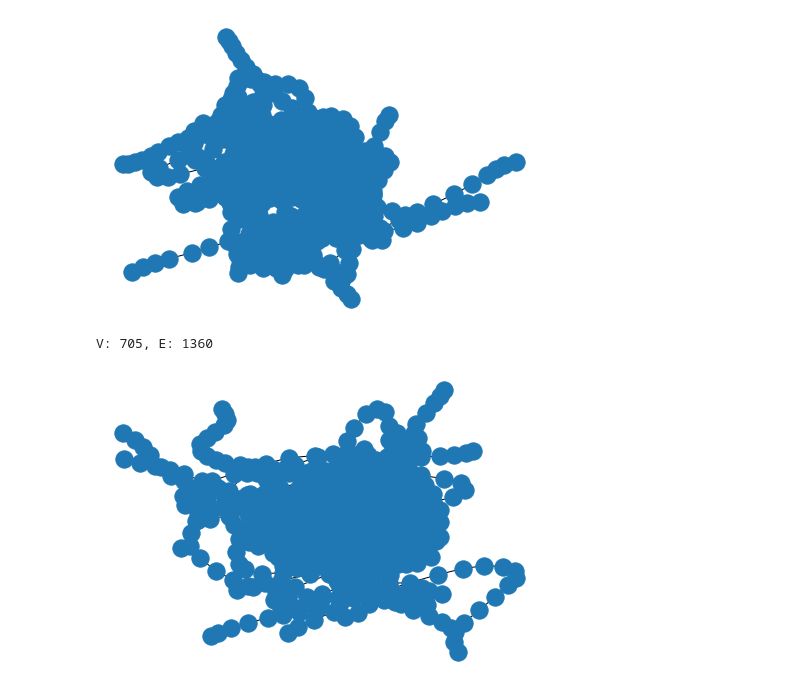
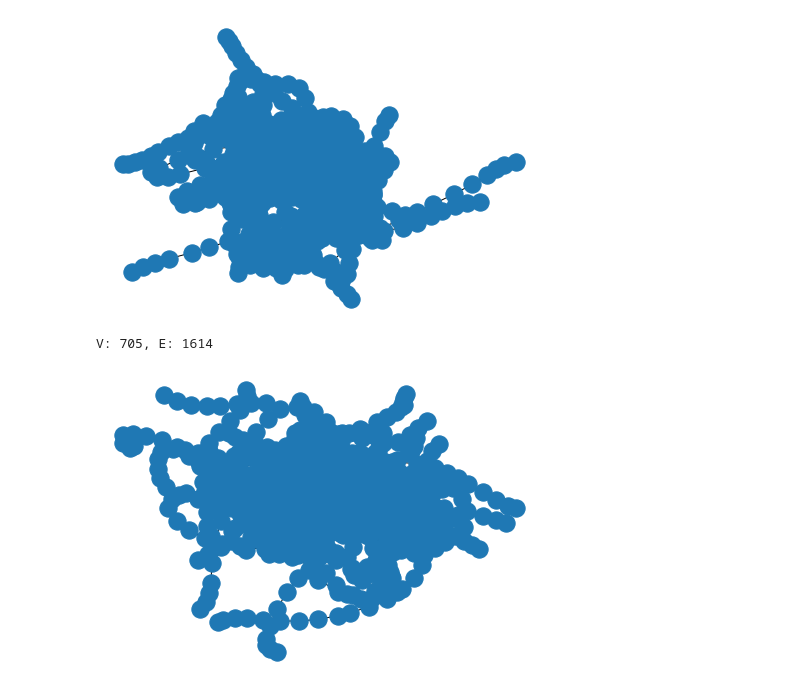
Before and after one commit to yejoon-lee/Seoul_Metro, a Jupyter notebook: Subway base network/base network.ipynb, the cells around one changed output. Drawn from its saved outputs; the diff is of its cells as text; code cells hidden in the pictures.

```diff
--- a/Subway base network/base network.ipynb
+++ b/Subway base network/base network.ipynb
@@ -69,7 +69,7 @@ class Station:
     def __repr__(self):
         return self.stName
     def __eq__(self, o):
-        return self.stName == o.stName
+        return self.stNo == o.stNo
     def __hash__(self):
         return hash(self.stName)
 
@@ -83,32 +83,32 @@ for i in range(L):
     if S[i].strip() == '':
         break
     stNo, stName, lineName = S[i].split()
     st = Station(stNo, stName, lineName)
     V.append(st) # V
     stNo_to_st[stNo] = st
     stName_to_st[stName] = stName_to_st.get(stName, []) + [st]
 
 i += 1
 for i in range(i, L):
     u, v, w = S[i].split();
     u = stNo_to_st[u]
     v = stNo_to_st[v]
     E.append(Edge(u, v, w))
 
 
 for stName, sts in stName_to_st.items():
     for i in sts:
         for j in sts:
             if i == j: continue
             E.append(Edge(i, j, 3))
 
 G = nx.Graph()
 G.add_nodes_from(V)
 for e in E:
     G.add_edge(e.u, e.v, weight = e.w)
 
 print("V: %d, E: %d" % (len(V), len(E)))
 nx.draw(G)
 # %% [output]
-V: 705, E: 1360
+V: 705, E: 1614
-[figure, old version]
+[figure, new version]
```
